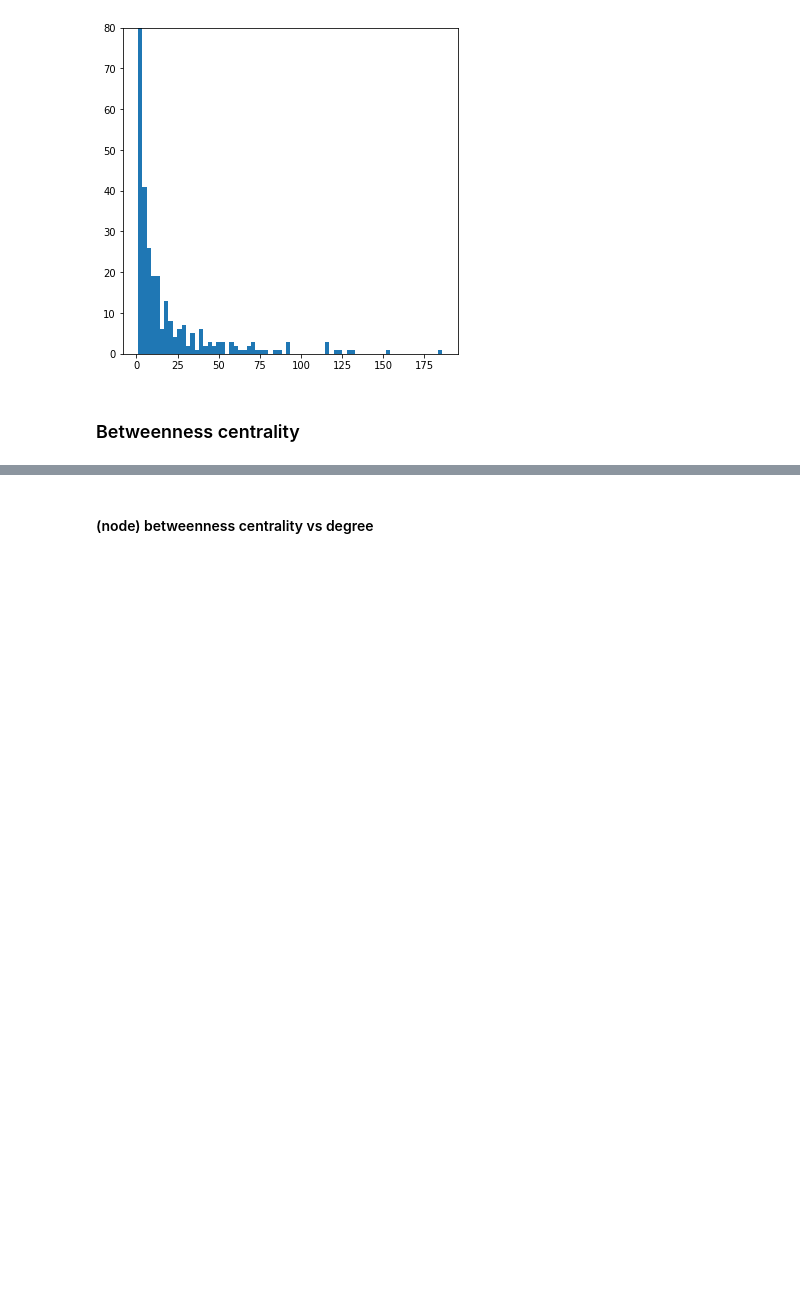
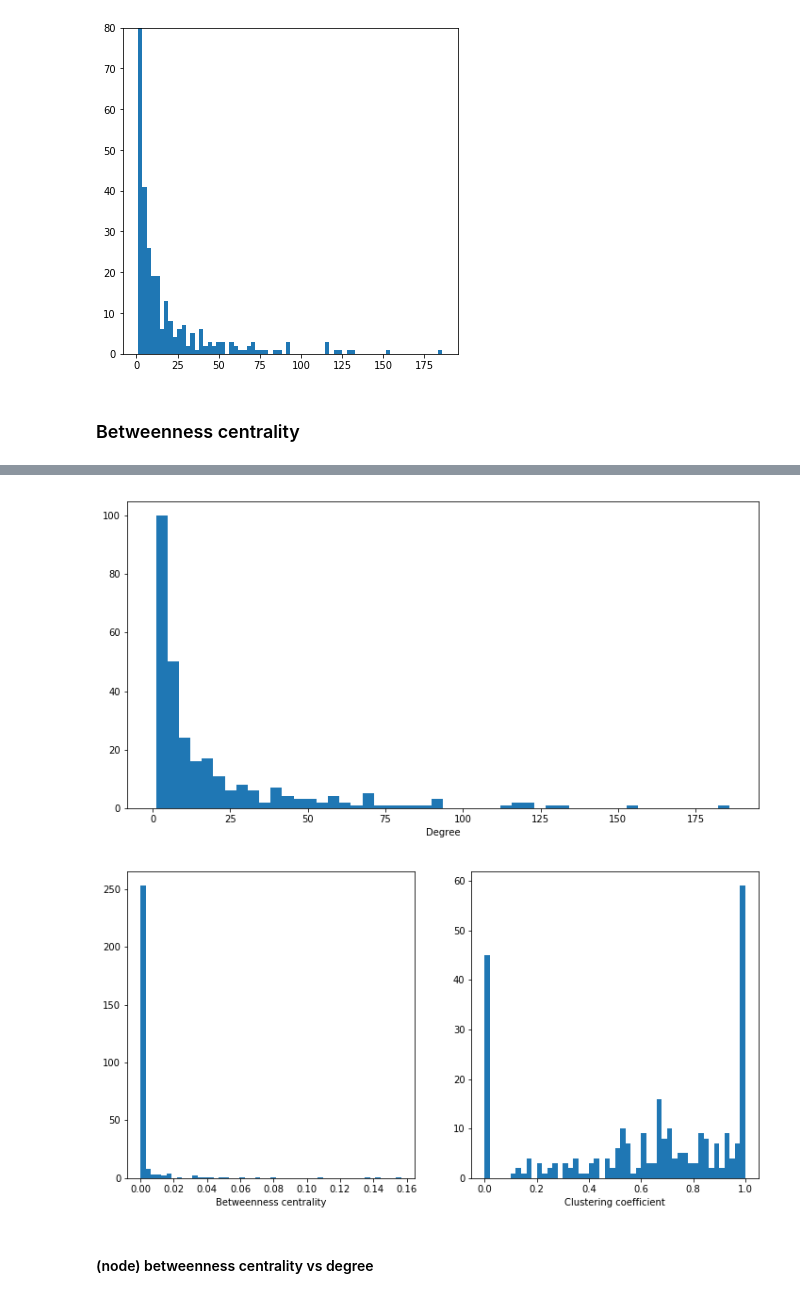
Before and after one commit to Morten-Esketveit/TSDS-gruppe-2019, a Jupyter notebook: Exam/Description_basic.ipynb, the cells around one changed output, grey strips where cells are left out. Saved outputs shown, nothing was run; the diff lists cells and outputs as text; code cells hidden in the pictures; blank space fills up the shorter version.

```diff
--- a/Exam/Description_basic.ipynb
+++ b/Exam/Description_basic.ipynb
@@ -101,3 +107,26 @@ Node_char["betweenness"].hist(bins = 100)
+# %%
+## Figure with degree distribution, betweenness centrality and clustering
+fig, ax = plt.subplots(figsize = (12,6))
+
+plt.hist(Node_char["degree_unnormalized"], bins = 50)
+plt.xlabel("Degree")
+plt.savefig(fname = "Figures/degreeDistribution.png", bbox_inches = "tight")
+plt.show()
+
+fig, ax = plt.subplots(figsize = (12,6))
+
+plt.subplot(1,2,1)
+plt.hist(Node_char["betweenness"], bins = 50)
+plt.xlabel("Betweenness centrality")
+
+plt.subplot(1,2,2)
+plt.hist(Node_char["clustering"], bins = 50)
+plt.xlabel("Clustering coefficient")
+plt.savefig(fname = "Figures/Btwns_CC.png", bbox_inches = "tight")
+plt.show()
+# %% [output]
+[figure, added]
+[figure, added]
 # %% [markdown]
 #### (node) betweenness centrality vs degree
 # %%
```
Also changed, not shown: parts of 11 cells of this notebook, 22 other files.
